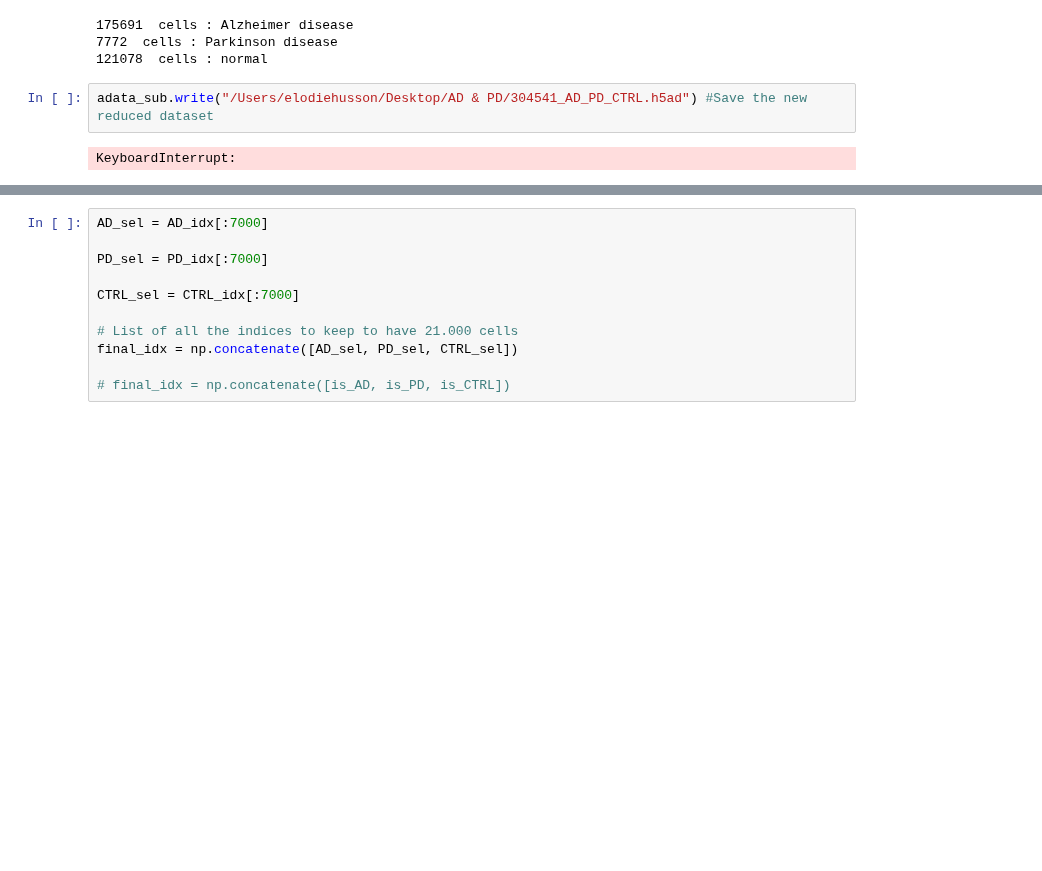
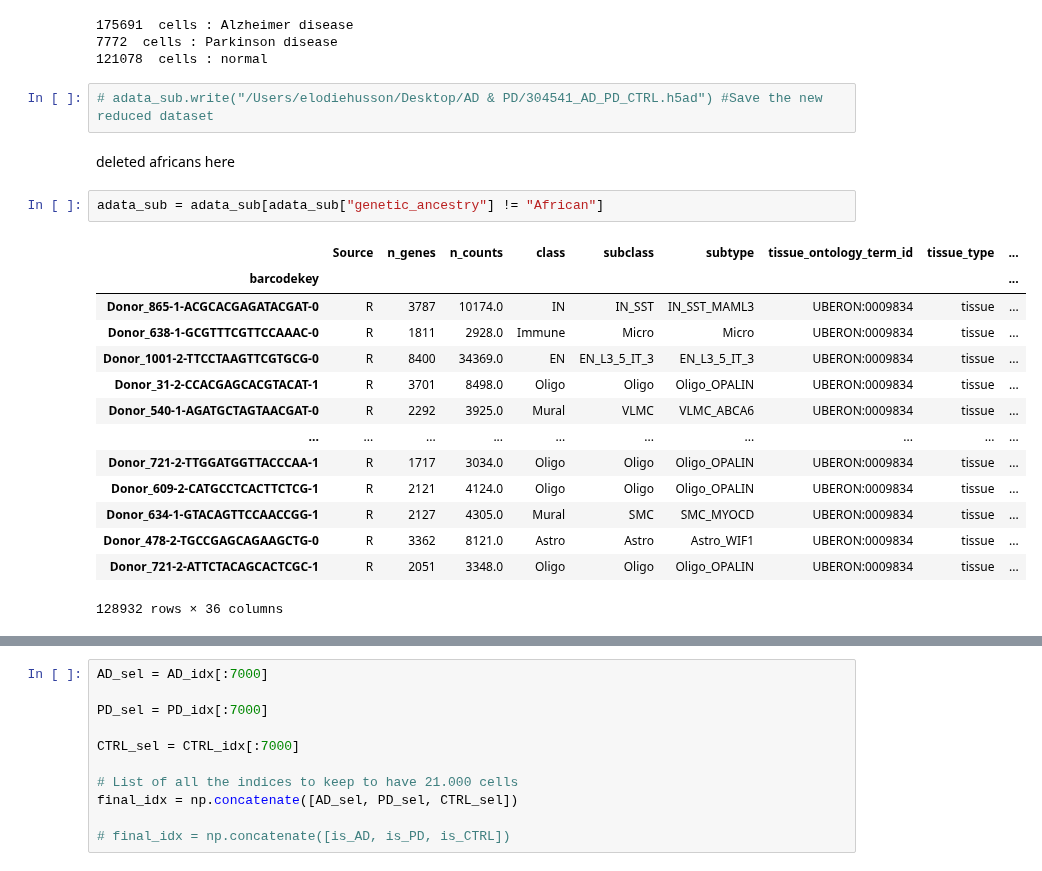
Before and after one commit to elodiehusson/transcriptomics-code, a Jupyter notebook: reduction of dataset.ipynb, the cells around one changed output, grey strips where cells are left out. Drawn from its saved outputs; the diff is of its cells as text; blank space fills up the shorter version.

```diff
--- a/reduction of dataset.ipynb
+++ b/reduction of dataset.ipynb
@@ -324,6 +323,23 @@ print(len(adata_sub.obs["disease"][adata_sub.obs["disease"]=="normal"]), " cells
 7772  cells : Parkinson disease
 121078  cells : normal
 # %%
-adata_sub.write("/Users/elodiehusson/Desktop/AD & PD/304541_AD_PD_CTRL.h5ad") #Save the new reduced dataset
+# adata_sub.write("/Users/elodiehusson/Desktop/AD & PD/304541_AD_PD_CTRL.h5ad") #Save the new reduced dataset
-# %% [output]
-KeyboardInterrupt:
+# %% [markdown]
+deleted africans here
+# %%
+adata_sub = adata_sub[adata_sub["genetic_ancestry"] != "African"]
+# %% [output]
+|  | Source | n_genes | n_counts | class | subclass | subtype | tissue_ontology_term_id | tissue_type | ... |
+| barcodekey |  |  |  |  |  |  |  |  | ... |
+| Donor_865-1-ACGCACGAGATACGAT-0 | R | 3787 | 10174.0 | IN | IN_SST | IN_SST_MAML3 | UBERON:0009834 | tissue | ... |
+| Donor_638-1-GCGTTTCGTTCCAAAC-0 | R | 1811 | 2928.0 | Immune | Micro | Micro | UBERON:0009834 | tissue | ... |
+| Donor_1001-2-TTCCTAAGTTCGTGCG-0 | R | 8400 | 34369.0 | EN | EN_L3_5_IT_3 | EN_L3_5_IT_3 | UBERON:0009834 | tissue | ... |
+| Donor_31-2-CCACGAGCACGTACAT-1 | R | 3701 | 8498.0 | Oligo | Oligo | Oligo_OPALIN | UBERON:0009834 | tissue | ... |
+| Donor_540-1-AGATGCTAGTAACGAT-0 | R | 2292 | 3925.0 | Mural | VLMC | VLMC_ABCA6 | UBERON:0009834 | tissue | ... |
+| ... | ... | ... | ... | ... | ... | ... | ... | ... | ... |
+| Donor_721-2-TTGGATGGTTACCCAA-1 | R | 1717 | 3034.0 | Oligo | Oligo | Oligo_OPALIN | UBERON:0009834 | tissue | ... |
+| Donor_609-2-CATGCCTCACTTCTCG-1 | R | 2121 | 4124.0 | Oligo | Oligo | Oligo_OPALIN | UBERON:0009834 | tissue | ... |
+| Donor_634-1-GTACAGTTCCAACCGG-1 | R | 2127 | 4305.0 | Mural | SMC | SMC_MYOCD | UBERON:0009834 | tissue | ... |
+| Donor_478-2-TGCCGAGCAGAAGCTG-0 | R | 3362 | 8121.0 | Astro | Astro | Astro_WIF1 | UBERON:0009834 | tissue | ... |
+| Donor_721-2-ATTCTACAGCACTCGC-1 | R | 2051 | 3348.0 | Oligo | Oligo | Oligo_OPALIN | UBERON:0009834 | tissue | ... |
+128932 rows × 36 columns
```
Also changed, not shown: parts of 5 cells of this notebook.
